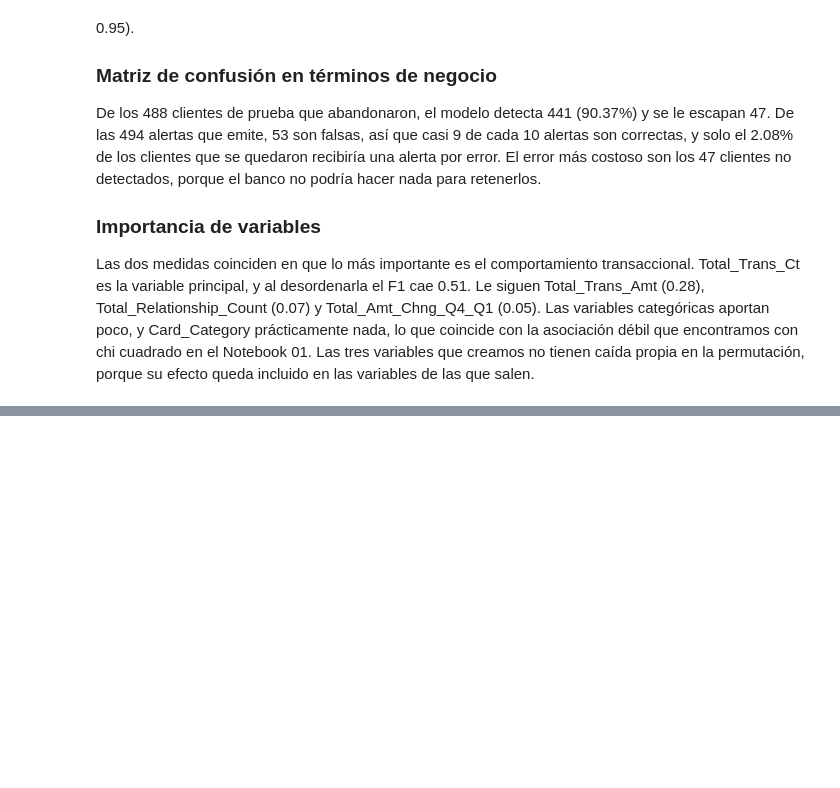
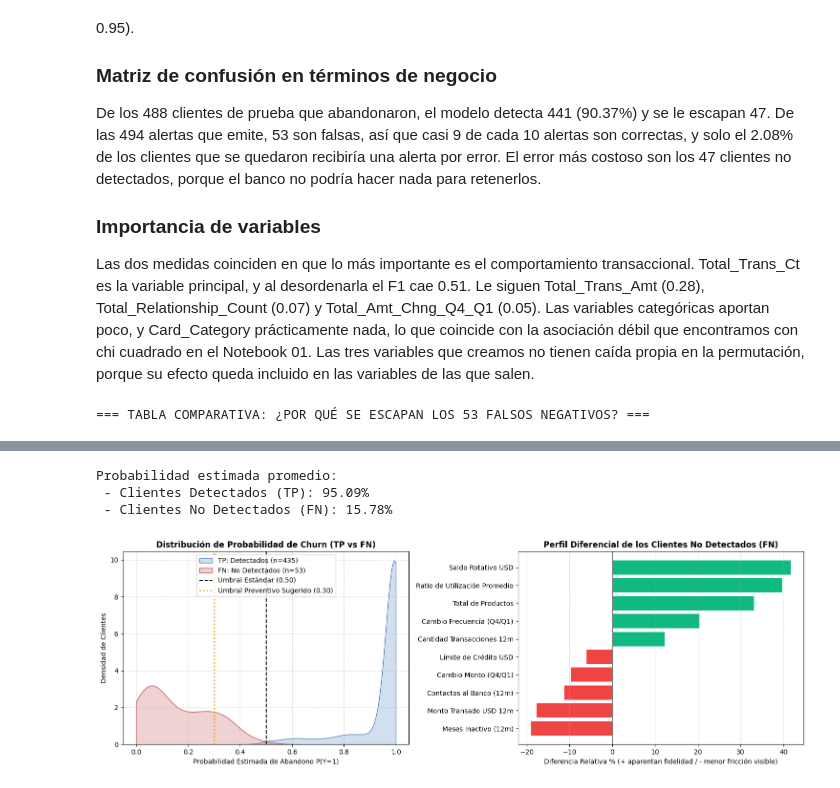
Before and after one commit to dani1309/Clasificacion-de-dataos, a Jupyter notebook: Credit card Churn/02_Modelado_Predictivo_Avanzado.ipynb, the cells around one changed output, grey strips where cells are left out. Saved outputs shown, nothing was run; the diff lists cells and outputs as text; code cells hidden in the pictures; blank space fills up the shorter version.

Commit message:
Actualizar Notebook 02 con radiografia de errores (TP vs FN) y ejecucion completa de Google Colab

```diff
--- a/Credit card Churn/02_Modelado_Predictivo_Avanzado.ipynb
+++ b/Credit card Churn/02_Modelado_Predictivo_Avanzado.ipynb
@@ -717,3 +726,76 @@ De los 488 clientes de prueba que abandonaron, el modelo detecta 441 (90.37%) y
 
 ### Importancia de variables
 Las dos medidas coinciden en que lo más importante es el comportamiento transaccional. Total_Trans_Ct es la variable principal, y al desordenarla el F1 cae 0.51. Le siguen Total_Trans_Amt (0.28), Total_Relationship_Count (0.07) y Total_Amt_Chng_Q4_Q1 (0.05). Las variables categóricas aportan poco, y Card_Category prácticamente nada, lo que coincide con la asociación débil que encontramos con chi cuadrado en el Notebook 01. Las tres variables que creamos no tienen caída propia en la permutación, porque su efecto queda incluido en las variables de las que salen.
+# %%
+# ==============================================================================
+# RADIOGRAFÍA DE ERRORES: CLIENTES DETECTADOS (TP) VS NO DETECTADOS (FN)
+# ==============================================================================
+
+# 1. Identificar máscaras de clientes que realmente abandonaron (Y=1)
+tp_mask = (y_test == 1) & (y_pred_test == 1)  # 435 clientes detectados (True Positives)
+fn_mask = (y_test == 1) & (y_pred_test == 0)  # 53 clientes que se escaparon (False Negatives)
+
+# 2. Variables clave para contrastar el comportamiento
+variables_analisis = [
+    ('Total_Trans_Ct', 'Cantidad Transacciones 12m'),
+    ('Total_Trans_Amt', 'Monto Transado USD 12m'),
+    ('Total_Revolving_Bal', 'Saldo Rotativo USD'),
+    ('Total_Relationship_Count', 'Total de Productos'),
+    ('Total_Ct_Chng_Q4_Q1', 'Cambio Frecuencia (Q4/Q1)'),
+    ('Total_Amt_Chng_Q4_Q1', 'Cambio Monto (Q4/Q1)'),
+    ('Months_Inactive_12_mon', 'Meses Inactivo (12m)'),
+    ('Contacts_Count_12_mon', 'Contactos al Banco (12m)'),
+    ('Credit_Limit', 'Límite de Crédito USD'),
+    ('Avg_Utilization_Ratio', 'Ratio de Utilización Promedio')
+]
+
+cols = [v[0] for v in variables_analisis]
+labels = [v[1] for v in variables_analisis]
+
+# 3. Calcular medias y diferencias
+media_tp = X_test.loc[tp_mask, cols].mean()
+media_fn = X_test.loc[fn_mask, cols].mean()
+
+df_radiografia = pd.DataFrame({
+    'Variable': labels,
+    'TP: Detectados (n=435)': media_tp.values.round(2),
+    'FN: No Detectados (n=53)': media_fn.values.round(2),
+    'Diferencia (FN - TP)': (media_fn - media_tp).values.round(2),
+    'Dif. Relativa (%)': (((media_fn - media_tp) / media_tp) * 100).values.round(1)
+})
+
+print("=== TABLA COMPARATIVA: ¿POR QUÉ SE ESCAPAN LOS 53 FALSOS NEGATIVOS? ===")
+display(df_radiografia)
+
+print(f"\nProbabilidad estimada promedio:")
+print(f" - Clientes Detectados (TP): {y_prob_test[tp_mask].mean():.2%}")
+print(f" - Clientes No Detectados (FN): {y_prob_test[fn_mask].mean():.2%}")
+
+# 4. Visualización: Distribución de Probabilidad y Desviación de Perfil
+fig, axes = plt.subplots(1, 2, figsize=(15, 5))
+
+# Subgráfico 1: Curva de Densidad de Probabilidades
+sns.kdeplot(y_prob_test[tp_mask], ax=axes[0], fill=True, color='#4F81BD', label='TP: Detectados (n=435)', clip=(0, 1))
+sns.kdeplot(y_prob_test[fn_mask], ax=axes[0], fill=True, color='#C0504D', label='FN: No Detectados (n=53)', clip=(0, 1))
+axes[0].axvline(0.50, color='black', linestyle='--', label='Umbral Estándar (0.50)')
+axes[0].axvline(0.30, color='#F59E0B', linestyle=':', lw=2, label='Umbral Preventivo Sugerido (0.30)')
+axes[0].set_title('Distribución de Probabilidad de Churn (TP vs FN)', fontweight='bold')
+axes[0].set_xlabel('Probabilidad Estimada de Abandono P(Y=1)')
+axes[0].set_ylabel('Densidad de Clientes')
+axes[0].legend(loc='upper center')
+axes[0].grid(linestyle='--', alpha=0.5)
+
+# Subgráfico 2: Desviación relativa (%) del perfil de FN frente a TP
+df_ordenado = df_radiografia.sort_values(by='Dif. Relativa (%)', ascending=True)
+colores_barra = ['#10B981' if d > 0 else '#EF4444' for d in df_ordenado['Dif. Relativa (%)']]
+
+axes[1].barh(df_ordenado['Variable'], df_ordenado['Dif. Relativa (%)'], color=colores_barra)
+axes[1].axvline(0, color='gray', linestyle='-')
+axes[1].set_title('Perfil Diferencial de los Clientes No Detectados (FN)', fontweight='bold')
+axes[1].set_xlabel('Diferencia Relativa % (+ aparentan fidelidad / - menor fricción visible)')
+axes[1].grid(axis='x', linestyle='--', alpha=0.5)
+
+plt.tight_layout()
+plt.show()
+# %% [output]
+=== TABLA COMPARATIVA: ¿POR QUÉ SE ESCAPAN LOS 53 FALSOS NEGATIVOS? ===
@@ -719,0 +813,4 @@ Las dos medidas coinciden en que lo más importante es el comportamiento transac
+Probabilidad estimada promedio:
+ - Clientes Detectados (TP): 95.09%
+ - Clientes No Detectados (FN): 15.78%
+[figure, added]
```
Also changed, not shown: parts of 9 cells of this notebook.
